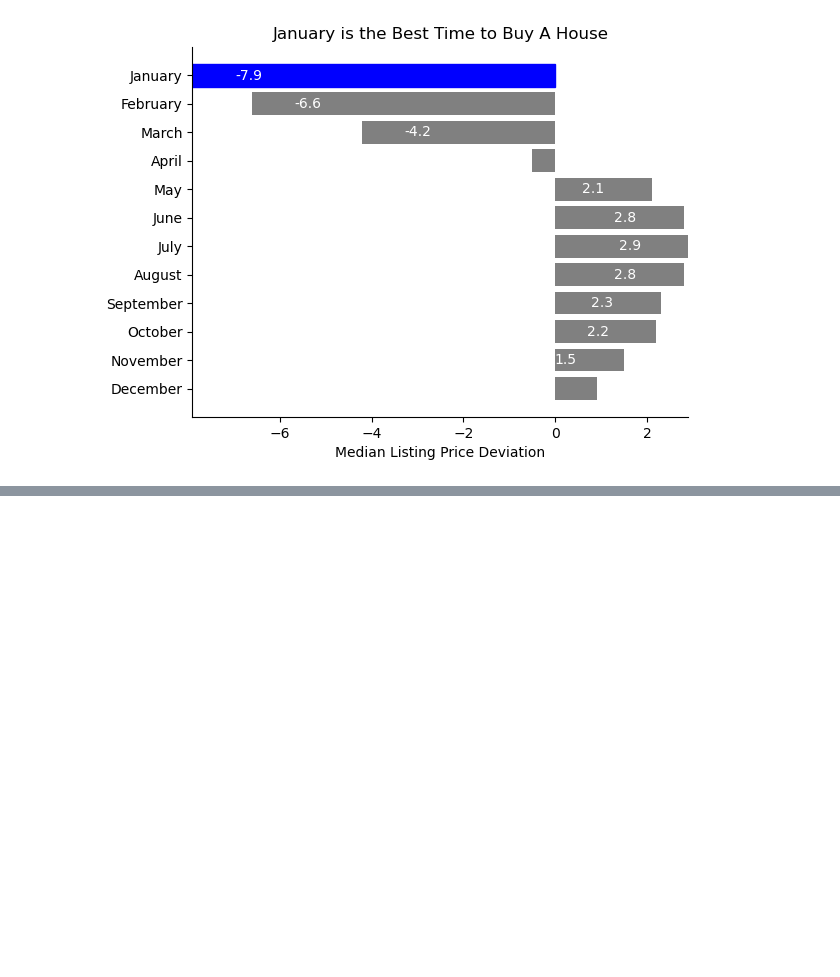
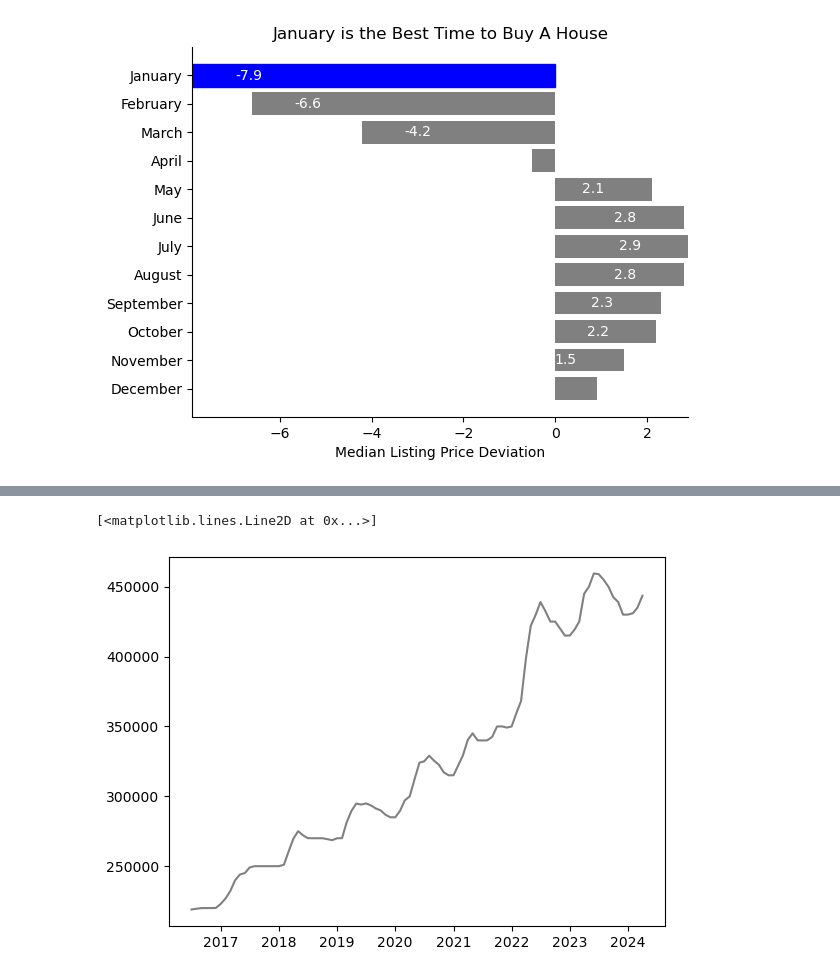
Before and after one commit to ParisAParker/Housing-Affordability-Analysis, a Jupyter notebook: notebooks/App_Func_Creation.ipynb, the cells around one changed output, grey strips where cells are left out. Saved outputs shown, nothing was run; the diff lists cells and outputs as text; code cells hidden in the pictures; blank space fills up the shorter version.

```diff
--- a/notebooks/App_Func_Creation.ipynb
+++ b/notebooks/App_Func_Creation.ipynb
@@ -5,6 +6,9 @@ import matplotlib.pyplot as plt
 # %%
 national_df = pd.read_csv("../data/national_housing.csv")
 state_df = pd.read_csv("../data/state_housing.csv")
+# %%
+national_df['month_date_yyyymm'] = pd.to_datetime(national_df['month_date_yyyymm'])
+state_df['month_date_yyyymm'] = pd.to_datetime(state_df['month_date_yyyymm'])
 # %%
 metric = 'Median Listing Price'
 month = 'December'
@@ -244,0 +328,12 @@ See the caveats in the documentation: https://pandas.pydata.org/pandas-docs/stab
+# %%
+state = "Tennessee"
+
+local_filtered_df = state_df.query(f"state == '{state}'")
+
+# Create the blank plot
+fig, ax = plt.subplots()
+
+ax.plot(local_filtered_df['month_date_yyyymm'], local_filtered_df[f"Median Listing Price"], color = 'grey')
+# %% [output]
+[<matplotlib.lines.Line2D at 0x...>]
+[figure, added]
```
Also changed, not shown: parts of 5 cells of this notebook, 1 other file.
